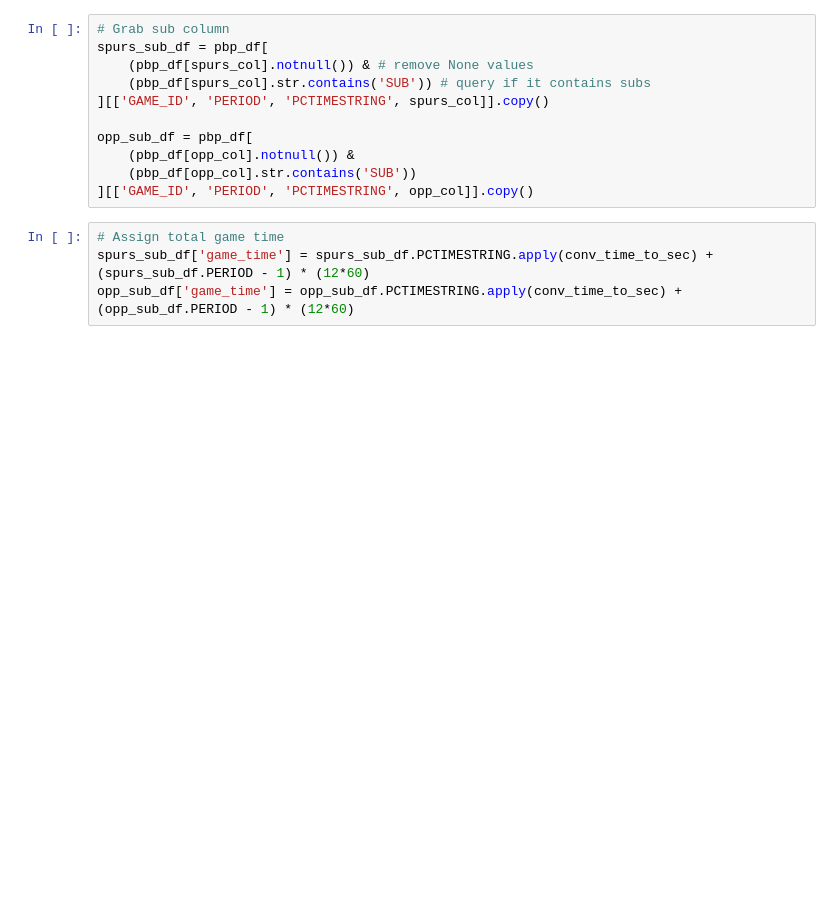
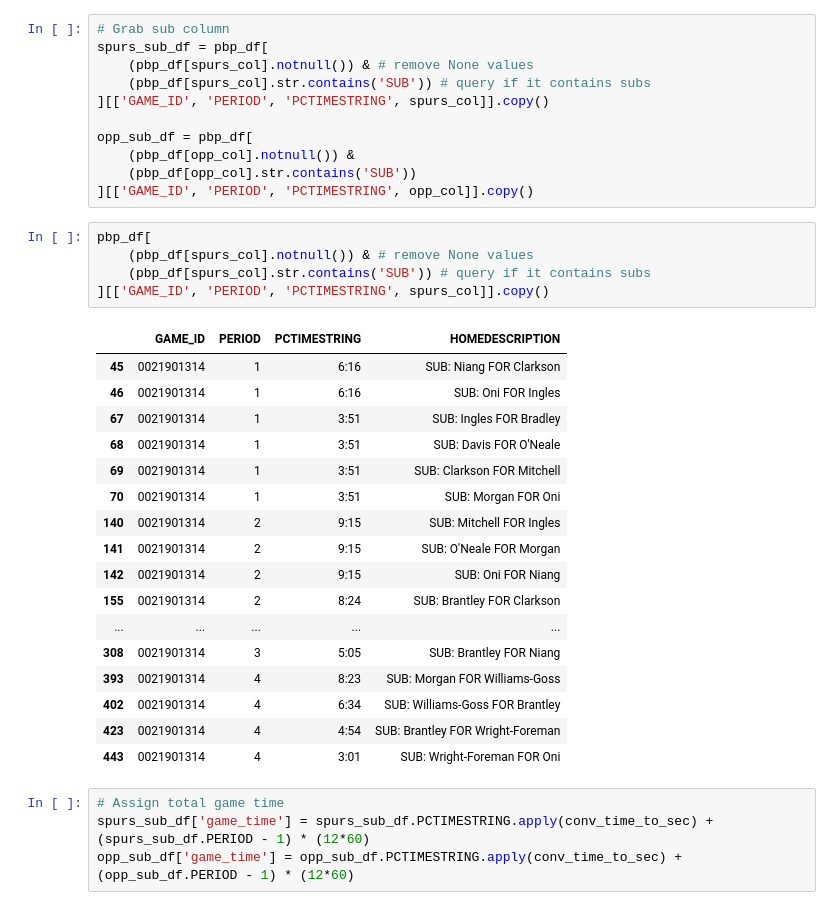
Before and after one commit to SpecCRA/vlads_data_project, a Jupyter notebook: rotations_prototype.ipynb, the cells around one changed output. Cells and saved outputs as stored; diff of their text form; blank space fills up the shorter version.

```diff
--- a/rotations_prototype.ipynb
+++ b/rotations_prototype.ipynb
@@ -224,6 +228,29 @@ opp_sub_df = pbp_df[
     (pbp_df[opp_col].notnull()) &
     (pbp_df[opp_col].str.contains('SUB'))
 ][['GAME_ID', 'PERIOD', 'PCTIMESTRING', opp_col]].copy()
+# %%
+pbp_df[
+    (pbp_df[spurs_col].notnull()) & # remove None values
+    (pbp_df[spurs_col].str.contains('SUB')) # query if it contains subs
+][['GAME_ID', 'PERIOD', 'PCTIMESTRING', spurs_col]].copy()
+# %% [output]
+|  | GAME_ID | PERIOD | PCTIMESTRING | HOMEDESCRIPTION |
+| 45 | 0021901314 | 1 | 6:16 | SUB: Niang FOR Clarkson |
+| 46 | 0021901314 | 1 | 6:16 | SUB: Oni FOR Ingles |
+| 67 | 0021901314 | 1 | 3:51 | SUB: Ingles FOR Bradley |
+| 68 | 0021901314 | 1 | 3:51 | SUB: Davis FOR O'Neale |
+| 69 | 0021901314 | 1 | 3:51 | SUB: Clarkson FOR Mitchell |
+| 70 | 0021901314 | 1 | 3:51 | SUB: Morgan FOR Oni |
+| 140 | 0021901314 | 2 | 9:15 | SUB: Mitchell FOR Ingles |
+| 141 | 0021901314 | 2 | 9:15 | SUB: O'Neale FOR Morgan |
+| 142 | 0021901314 | 2 | 9:15 | SUB: Oni FOR Niang |
+| 155 | 0021901314 | 2 | 8:24 | SUB: Brantley FOR Clarkson |
+| ... | ... | ... | ... | ... |
+| 308 | 0021901314 | 3 | 5:05 | SUB: Brantley FOR Niang |
+| 393 | 0021901314 | 4 | 8:23 | SUB: Morgan FOR Williams-Goss |
+| 402 | 0021901314 | 4 | 6:34 | SUB: Williams-Goss FOR Brantley |
+| 423 | 0021901314 | 4 | 4:54 | SUB: Brantley FOR Wright-Foreman |
+| 443 | 0021901314 | 4 | 3:01 | SUB: Wright-Foreman FOR Oni |
 # %%
 # Assign total game time
 spurs_sub_df['game_time'] = spurs_sub_df.PCTIMESTRING.apply(conv_time_to_sec) + (spurs_sub_df.PERIOD - 1) * (12*60)
```
Also changed, not shown: parts of 7 cells of this notebook, 3 other files.
